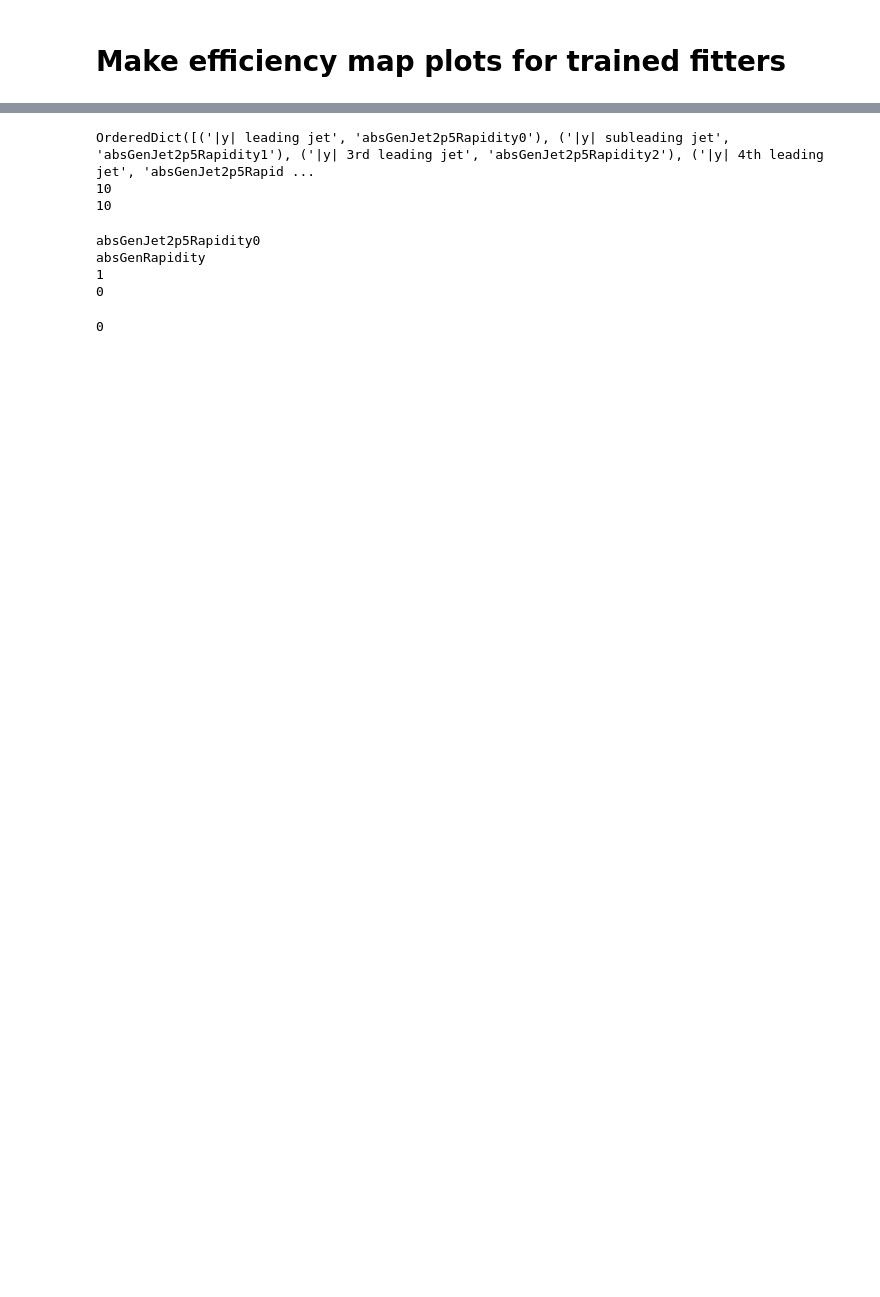
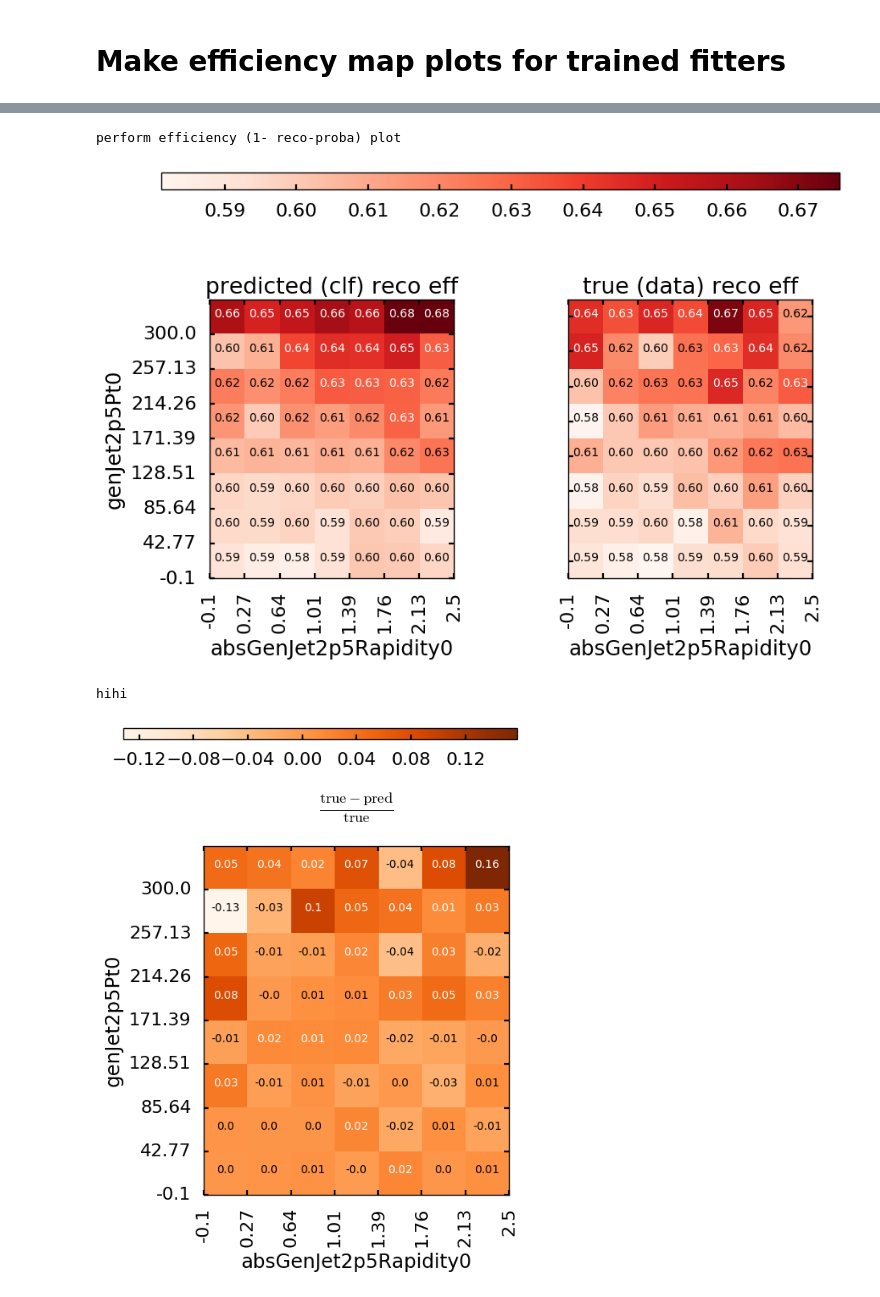
Before and after one commit to jandrejk/higgs_model_dep, a Jupyter notebook: ProjectionPlotsNjets2p5_Widget.ipynb, the cells around one changed output, grey strips where cells are left out. Drawn from its saved outputs; the diff is of its cells as text; code cells hidden in the pictures; blank space fills up the shorter version.

```diff
--- a/ProjectionPlotsNjets2p5_Widget.ipynb
+++ b/ProjectionPlotsNjets2p5_Widget.ipynb
@@ -2,17 +2,25 @@
 # Make efficiency map plots for trained fitters
 # %%
 from ipywidgets import interact, fixed, interactive, widgets, interact_manual
-from IPython.display import display, clear_output, HTML
+from IPython.display import display, clear_output
 
+import matplotlib.pyplot as plt
+plt.style.use('seaborn-poster')
+%matplotlib inline
+
+"""
 import train as tn
 reload(tn)
+
 
 import plotting
 reload(plotting)
 
 import util as ut
 
+
 import matplotlib.pyplot as plt
+from matplotlib import ticker
 plt.style.use('seaborn-poster')
 %matplotlib inline
 
@@ -24,4 +32,7 @@ import itertools
 import time
 
 import os
+
+from collections import OrderedDict
+"""
 # %% [output]
@@ -93,4 +46,4 @@ data_Dir = widgets.Text(
 # %%
-w = interactive(GetDictionary,inputDir=input_Dir, display=False)
+w = interactive(effplt.GetDictionary,inputDir=effplt.widgetparams['w_inputDir'])
 display(w)
-clear_output()
+#clear_output()
@@ -113,13 +64,13 @@ HTML('<style> .widget-hbox .widget-label { max-width:350ex; text-align:left} </s
 # %%
-fitterObject = interactive(GetFitter,
-                           inputName=w_input_Name,
-                            dataDir =data_Dir,
+fitterObject = interactive(effplt.GetFitter,
+                           inputName=class_dict,
+                            dataDir =effplt.widgetparams['w_dataDir'],
                             inputDir=fixed(inDir),
-                            load = w_Load
+                            load = effplt.widgetparams['w_Load']
                           )
 
 display(fitterObject)
-clear_output()
+#clear_output()
 # %% [output]
 entered config files named my_train_config
 None
@@ -179,8 +92,0 @@ proj_var_dict = OrderedDict(zip(proj_keys,proj_vars))
-# %%
-print(proj_var_dict)
-print(len(proj_keys))
-print(len(proj_vars))
-# %% [output]
-OrderedDict([('|y| leading jet', 'absGenJet2p5Rapidity0'), ('|y| subleading jet', 'absGenJet2p5Rapidity1'), ('|y| 3rd leading jet', 'absGenJet2p5Rapidity2'), ('|y| 4th leading jet', 'absGenJet2p5Rapid ...
-10
-10
@@ -219,9 +93,12 @@ def NjetsEffPlots (x_var, y_var,m_gamma_cat, Njets) :
 # %%
-interact_manual(NjetsEffPlots,x_var=w_varName_x,y_var=w_varName_y,
-               m_gamma_cat=w_mres_cat, Njets=w_noJets)
+interact_manual(effplt.NjetsEffPlots,effFitter=fixed(fitterObject.result),
+                x_var=effplt.widgetparams['w_varName_x'],
+                y_var=effplt.widgetparams['w_varName_y'],
+                m_gamma_cat=effplt.widgetparams['w_mres_cat'],
+                Njets=effplt.widgetparams['w_noJets'],
+                effTag=effplt.widgetparams['w_detector_eff'])
 # %% [output]
-absGenJet2p5Rapidity0
-absGenRapidity
-1
-0
+perform efficiency (1- reco-proba) plot
+[figure, added]
-0
+hihi
+[figure, added]
```
Also changed, not shown: parts of 32 cells of this notebook, 1 other file.
